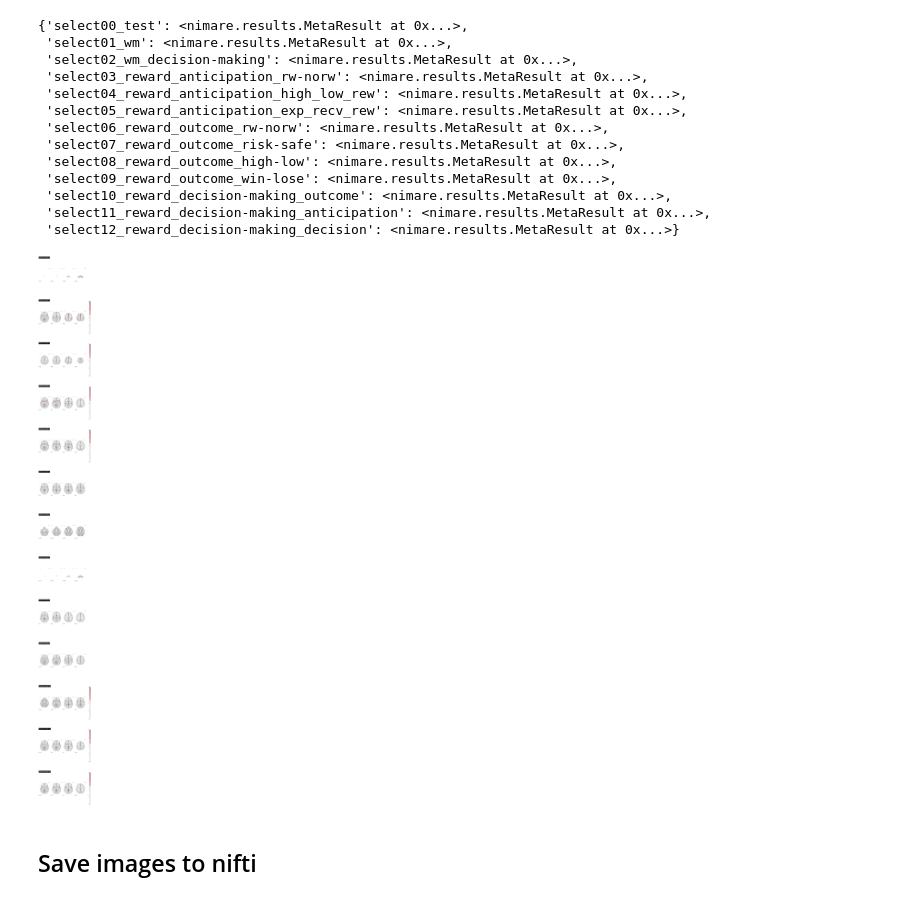
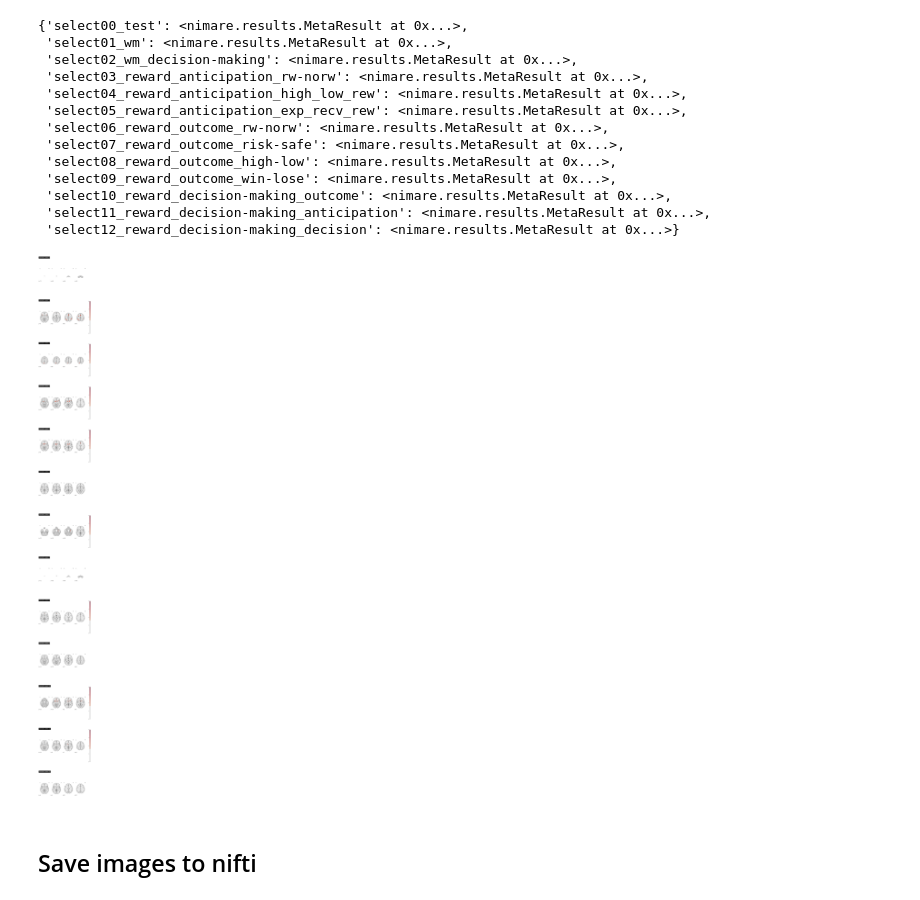
Before and after one commit to Andrei-Md/neural-centers-of-consequence, a Jupyter notebook: repr/ale-analysis/bulk-ale-analysis-byexp.ipynb, the cells around one changed output. Saved outputs shown, nothing was run; the diff lists cells and outputs as text; code cells hidden in the pictures.

Commit message:
Threshold update ale-analysis

```diff
--- a/repr/ale-analysis/bulk-ale-analysis-byexp.ipynb
+++ b/repr/ale-analysis/bulk-ale-analysis-byexp.ipynb
@@ -27,6 +29,7 @@ _nii_folder = r'../data_db/nifti-ale/by_exp/'
 _nii_folder_z = r'../data_db/nifti-ale/by_exp/z_nii/'
 _res_folder = r'../data_db/res/by_exp/'
 _nii_combos_folder = r'../data_db/nifti-ale/combos/by_exp/'
+_threshold = 1.644854 # cluster-level p < .05, one-tailed
 # %% [markdown]
 ## ALE Working Memory: visual task stimulus and task modality n-task
 # %%
@@ -79,28 +82,28 @@ corrected_results
 # %%
 #!!!!!!! "stat" is the ALE map but we use z after the correction is made to be relevant otherwise we should've made ALE in a different way
 ## Check
 map_name = "z_desc-size_level-cluster_corr-FWE_method-montecarlo"
 imgs = {}
 res_len = len(corrected_results)
 fig, axes = plt.subplots(figsize=(12, res_len * 10), nrows=res_len)
 for index, (k, corr_result) in enumerate(corrected_results.items()):
     imgs[k] = corr_result.get_map(
         map_name
     )
 
     plot_stat_map(
         imgs[k],
         cut_coords=4,
         display_mode="z",
         title="Semantic select " + str(index),
-        threshold=2.326,  #'auto' # cluster-level p < .01, one-tailed
+        threshold=_threshold,
         cmap="RdBu_r",
         vmax=4,
         axes=axes[index],
         figure=fig,
     )
 # %% [output]
-[figure, old version]
+[figure, new version]
 # %% [markdown]
 ## Save images to nifti
 # %%
```
Also changed, not shown: parts of 7 cells of this notebook, 16 other files.
